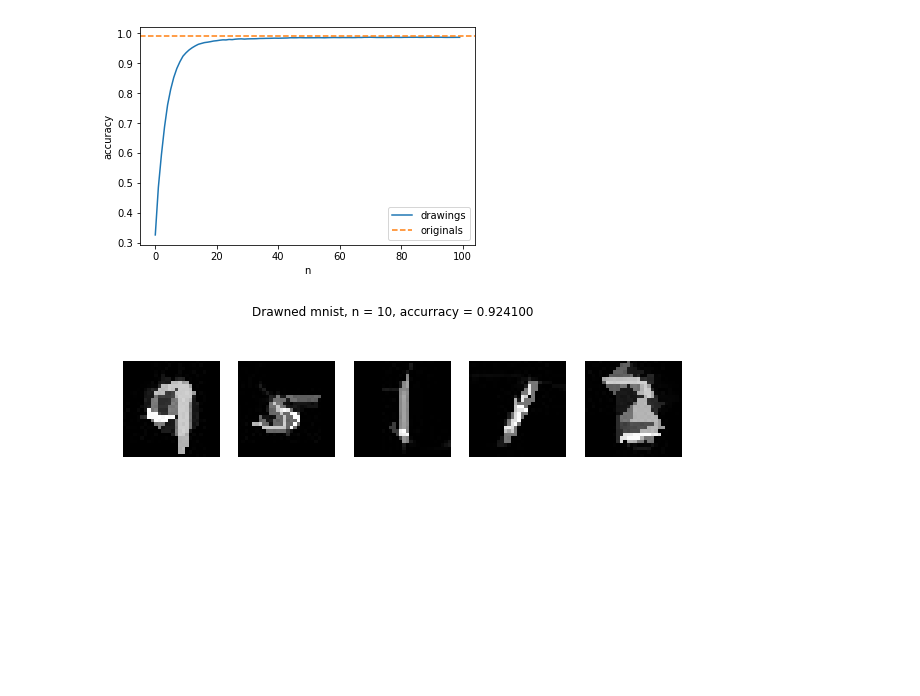
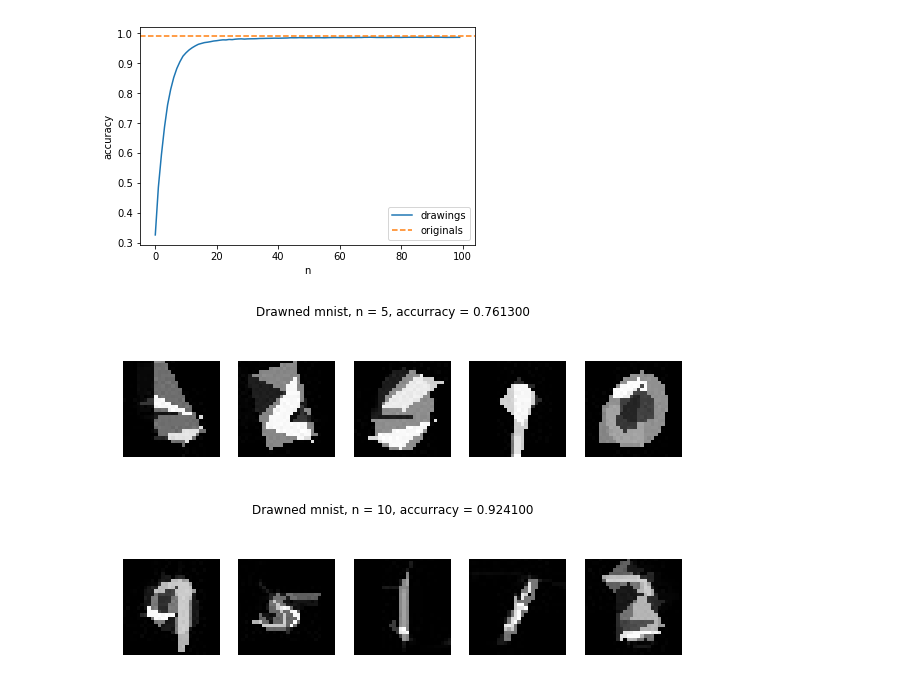
Before and after one commit to trejsu/shaper, a Jupyter notebook: experiments/notebook/adversarial.ipynb, the cells around one changed output. Saved outputs shown, nothing was run; the diff lists cells and outputs as text; code cells hidden in the pictures; blank space fills up the shorter version.

```diff
--- a/experiments/notebook/adversarial.ipynb
+++ b/experiments/notebook/adversarial.ipynb
@@ -94,6 +94,11 @@ plt.legend(['drawings', 'originals'])
 plt.show()
 # %% [output]
 [figure]
+# %%
+X, _ = load_drawings('/Users/mchrusci/uj/shaper_data/adversarial/drawned-mnist/test_drawings_npz/test-mnist-n-5.npz')
+plot_random_drawings(X, 5, accs)
+# %% [output]
+[figure, added]
 # %%
 X, _ = load_drawings('/Users/mchrusci/uj/shaper_data/adversarial/drawned-mnist/test_drawings_npz/test-mnist-n-10.npz')
 plot_random_drawings(X, 10, accs)
```
Also changed, not shown: 1 other file.
